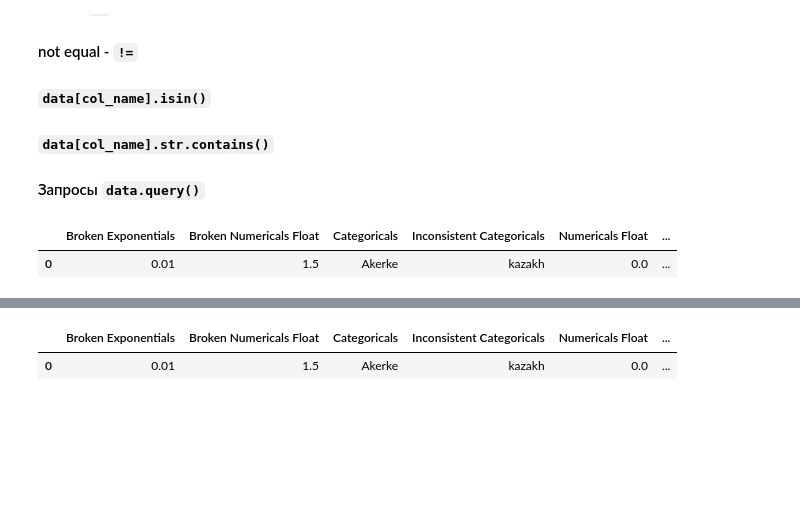
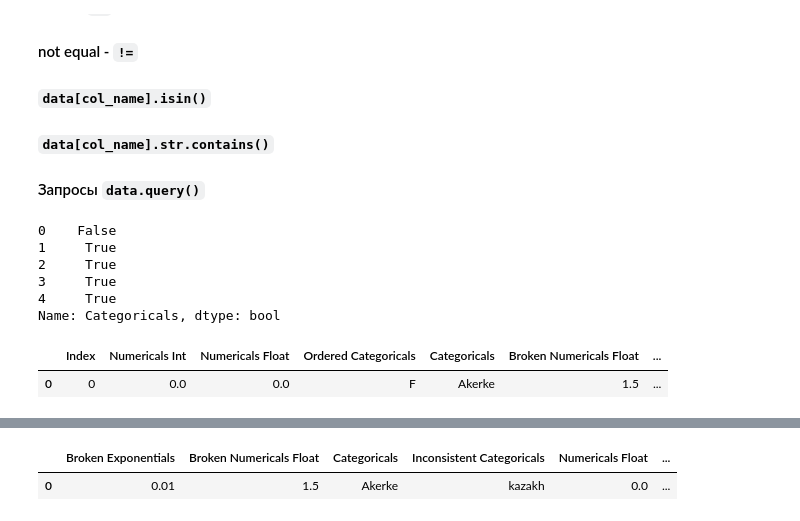
Before and after one commit to VeaLi/nla-python-basics-2023, a Jupyter notebook: 2/0-pandas/0-pandas.ipynb, the cells around one changed output, grey strips where cells are left out. Saved outputs shown, nothing was run; the diff lists cells and outputs as text; code cells hidden in the pictures; blank space fills up the shorter version.

```diff
--- a/2/0-pandas/0-pandas.ipynb
+++ b/2/0-pandas/0-pandas.ipynb
@@ -606,11 +707,20 @@ data.drop('Missing Data', axis=1, inplace=True)
 #### `data[col_name].isin()`
 #### `data[col_name].str.contains()`
 #### Запросы `data.query()`
+# %%
+~(data["Categoricals"]== 'Akerke')
+# %% [output]
+0    False
+1     True
+2     True
+3     True
+4     True
+Name: Categoricals, dtype: bool
 # %%
-data[data.Categoricals == 'Akerke']
+data[data["Categoricals"] == 'Akerke']
 # %% [output]
-|  | Broken Exponentials | Broken Numericals Float | Categoricals | Inconsistent Categoricals | Numericals Float | ... |
-| 0 | 0.01 | 1.5 | Akerke | kazakh | 0.0 | ... |
+|  | Index | Numericals Int | Numericals Float | Ordered Categoricals | Categoricals | Broken Numericals Float | ... |
+| 0 | 0 | 0.0 | 0.0 | F | Akerke | 1.5 | ... |
 # %%
 data[data.Categoricals != 'Akerke']
 # %% [output]
```
Also changed, not shown: parts of 35 cells of this notebook, 2 other files.
